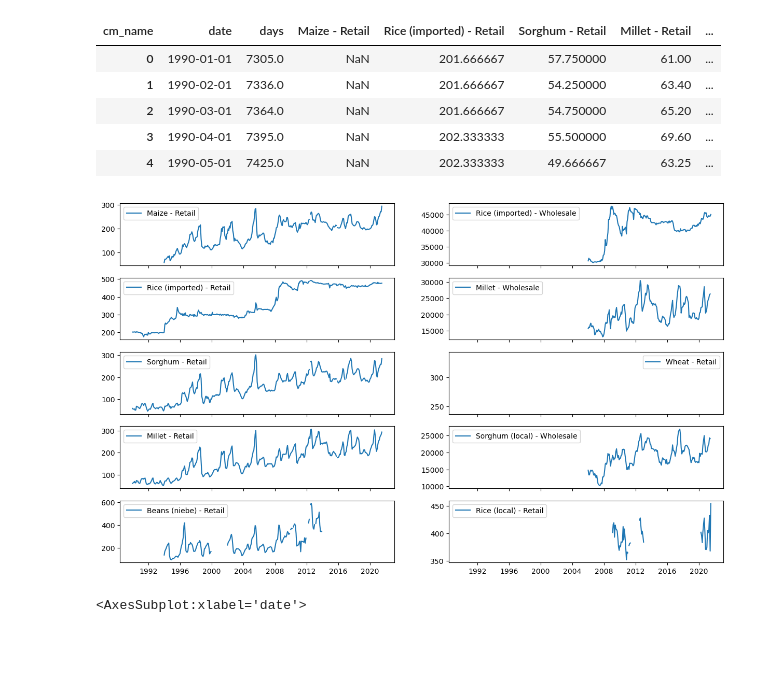
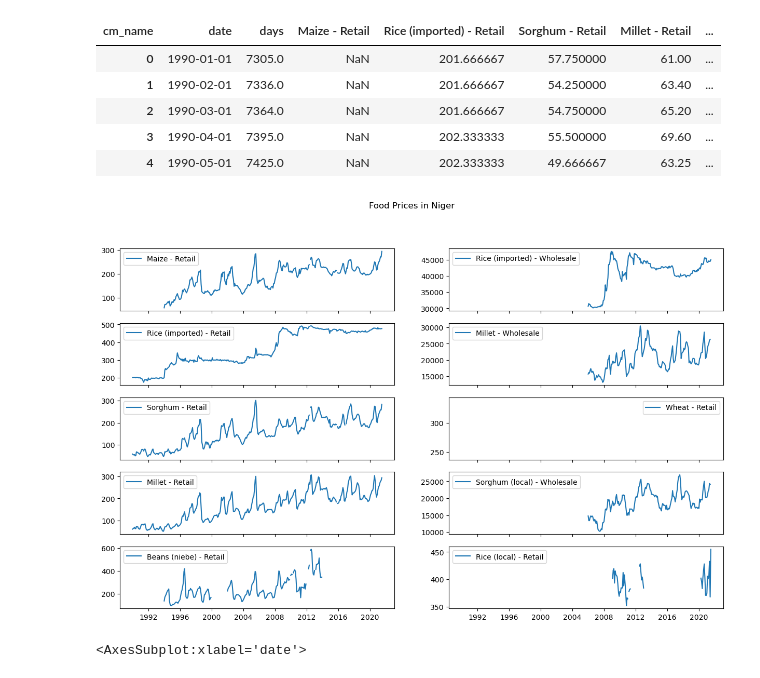
Before and after one commit to wwhite5/Springboard-Capstone-2-Time-Series, a Jupyter notebook: Notebooks/EDA.ipynb, the cells around one changed output. Saved outputs shown, nothing was run; the diff lists cells and outputs as text; code cells hidden in the pictures; blank space fills up the shorter version.

```diff
--- a/Notebooks/EDA.ipynb
+++ b/Notebooks/EDA.ipynb
@@ -136,32 +136,33 @@ NE_prices_avg.head()
 # %%
 fig, ax = plt.subplots(5, 2, sharex=True)
 
 fig.set_size_inches(15, 9)
 
 ax[0,0].plot(NE_prices_avg.date, NE_prices_avg['Maize - Retail'], label='Maize - Retail')
 ax[0,0].legend()
 ax[1,0].plot(NE_prices_avg.date, NE_prices_avg['Rice (imported) - Retail'], label='Rice (imported) - Retail')
 ax[1,0].legend()
 ax[2,0].plot(NE_prices_avg.date, NE_prices_avg['Sorghum - Retail'], label='Sorghum - Retail')
 ax[2,0].legend()
 ax[3,0].plot(NE_prices_avg.date, NE_prices_avg['Millet - Retail'], label='Millet - Retail')
 ax[3,0].legend()
 ax[4,0].plot(NE_prices_avg.date, NE_prices_avg['Beans (niebe) - Retail'], label='Beans (niebe) - Retail')
 ax[4,0].legend()
 ax[0,1].plot(NE_prices_avg.date, NE_prices_avg['Rice (imported) - Wholesale'], label='Rice (imported) - Wholesale')
 ax[0,1].legend()
 ax[1,1].plot(NE_prices_avg.date, NE_prices_avg['Millet - Wholesale'], label='Millet - Wholesale')
 ax[1,1].legend()
 ax[2,1].plot(NE_prices_avg.date, NE_prices_avg['Wheat - Retail'], label='Wheat - Retail')
 ax[2,1].legend()
 ax[3,1].plot(NE_prices_avg.date, NE_prices_avg['Sorghum (local) - Wholesale'], label='Sorghum (local) - Wholesale')
 ax[3,1].legend()
 ax[4,1].plot(NE_prices_avg.date, NE_prices_avg['Rice (local) - Retail'], label='Rice (local) - Retail')
 ax[4,1].legend()
 
+plt.suptitle('Food Prices in Niger')
 plt.show()
 # %% [output]
-[figure, old version]
+[figure, new version]
 # %%
 NE_Millet_avg_2009 = NE_prices_avg[NE_prices_avg['date'].dt.year == 2009]
 NE_Millet_avg_2009.plot(x='date', y='Millet - Retail')
```
Also changed, not shown: parts of 3 cells of this notebook, 5 other files.
